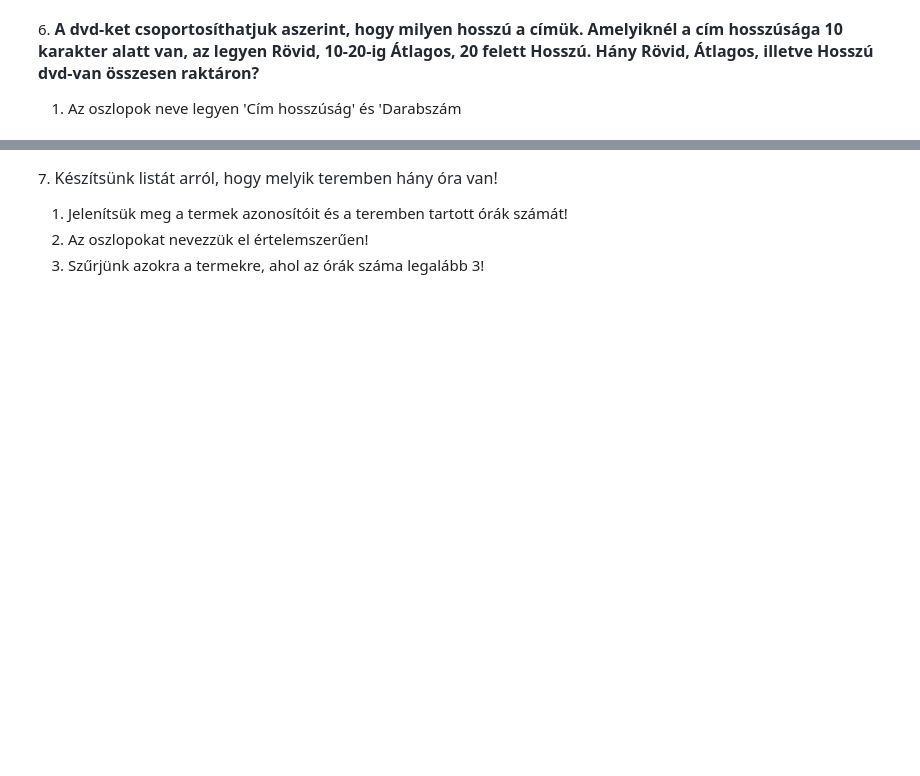
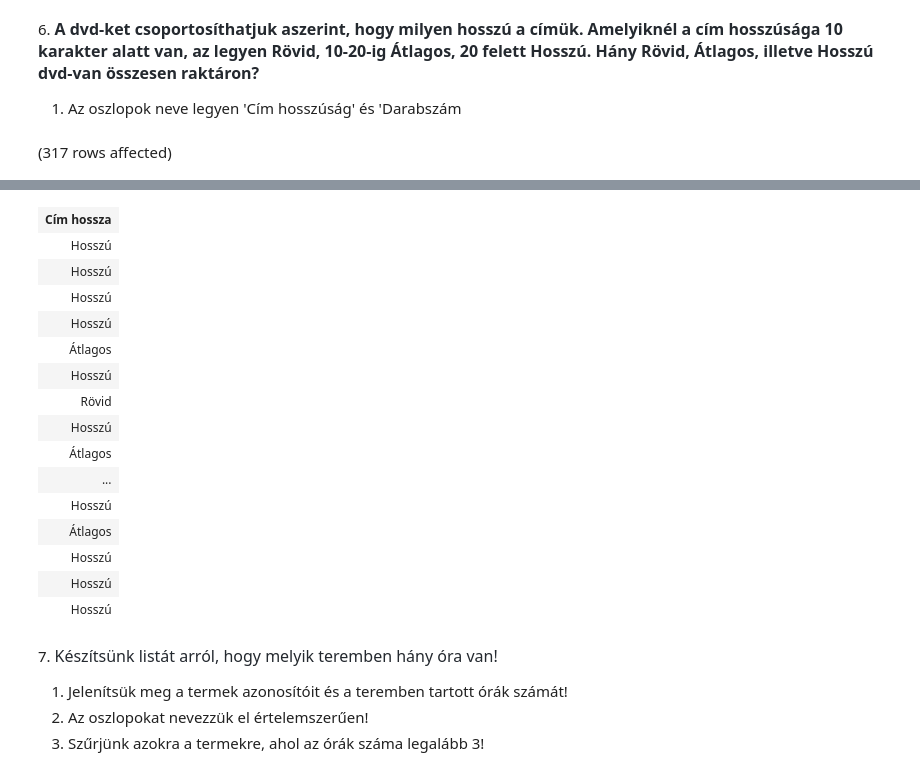
Before and after one commit to JanosZkcs/Adatbazisok_egyetem, a Jupyter notebook: gyakorlat02_feladatok .ipynb, the cells around one changed output, grey strips where cells are left out. Cells and saved outputs as stored; diff of their text form; code cells hidden in the pictures; blank space fills up the shorter version.

```diff
--- a/gyakorlat02_feladatok .ipynb
+++ b/gyakorlat02_feladatok .ipynb
@@ -135,3 +135,13 @@ Total execution time: 00:00:00.029
 6. <span style="font-weight: 600; color: rgb(36, 41, 47); font-family: -apple-system, BlinkMacSystemFont, &quot;Segoe UI&quot;, Helvetica, Arial, sans-serif, &quot;Apple Color Emoji&quot;, &quot;Segoe UI Emoji&quot;; font-size: 16px;">A dvd-ket csoportosíthatjuk aszerint, hogy milyen hosszú a címük. Amelyiknél a cím hosszúsága 10 karakter alatt van, az legyen Rövid, 10-20-ig Átlagos, 20 felett Hosszú. Hány Rövid, Átlagos, illetve Hosszú dvd-van összesen raktáron?</span>
 
 1. Az oszlopok neve legyen 'Cím hosszúság' és 'Darabszám
+# %%
+SELECT  CASE
+            WHEN LEN(cim) < 10 THEN 'Rövid'
+            WHEN LEN(cim) > 20 THEN 'Hosszú'
+            ELSE 'Átlagos'
+        END AS 'Cím hossza'
+FROM dvd
+WHERE cim IS NOT NULL
+# %% [output]
+(317 rows affected)
@@ -138,3 +149,19 @@ Total execution time: 00:00:00.029
+| Cím hossza |
+| Hosszú |
+| Hosszú |
+| Hosszú |
+| Hosszú |
+| Átlagos |
+| Hosszú |
+| Rövid |
+| Hosszú |
+| Átlagos |
+| ... |
+| Hosszú |
+| Átlagos |
+| Hosszú |
+| Hosszú |
+| Hosszú |
 # %% [markdown]
 7. <span style="color: rgb(36, 41, 47); font-family: -apple-system, BlinkMacSystemFont, &quot;Segoe UI&quot;, Helvetica, Arial, sans-serif, &quot;Apple Color Emoji&quot;, &quot;Segoe UI Emoji&quot;; font-size: 16px;">Készítsünk listát arról, hogy melyik teremben hány óra van!</span>
 
```
Also changed, not shown: parts of 1 cell of this notebook.
